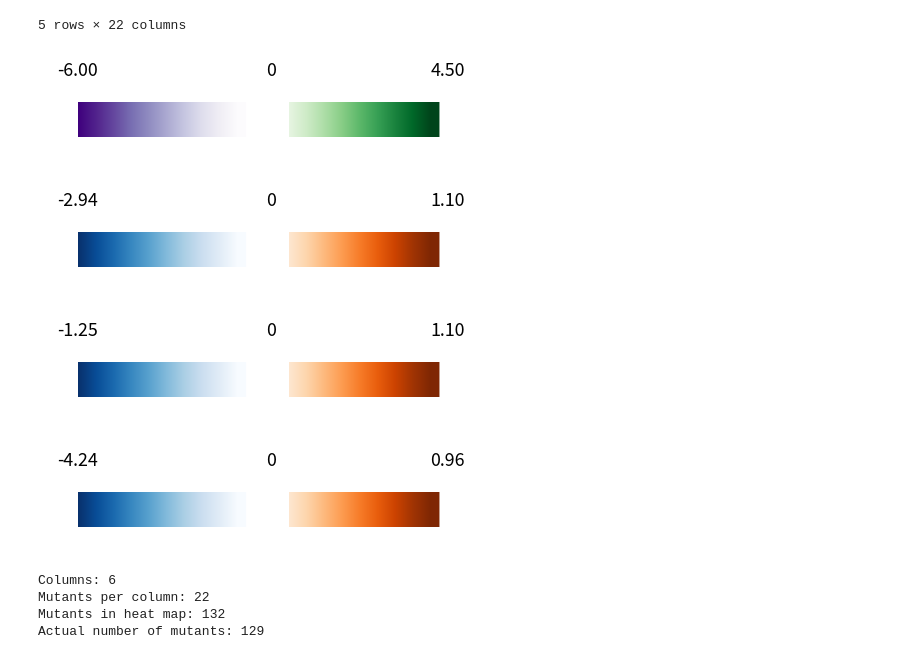
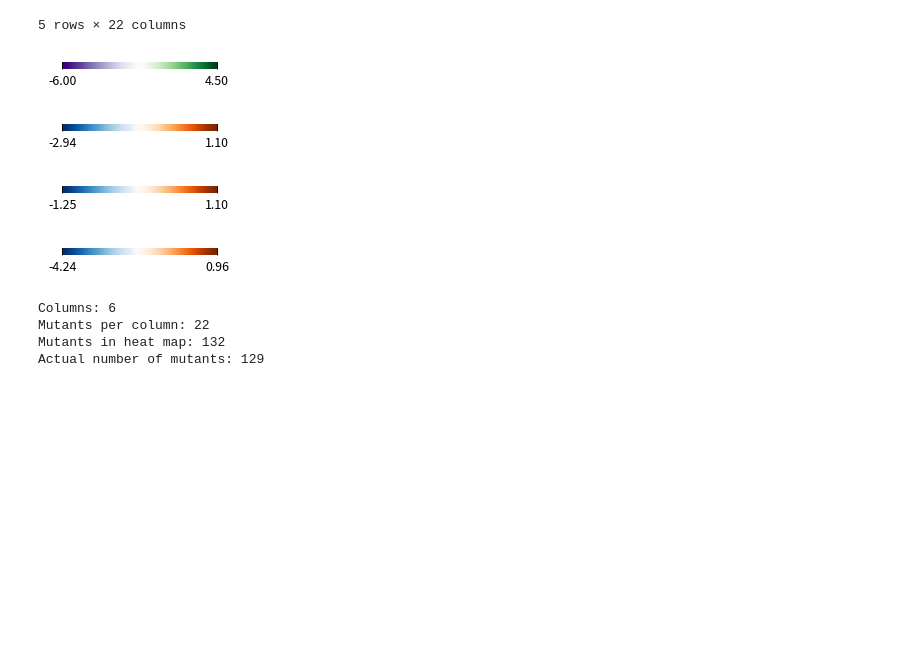
Before and after one commit to dacarlin/bglb_thermal, a Jupyter notebook: adjustable_col_heat_map.ipynb, the cells around one changed output. Drawn from its saved outputs; the diff is of its cells as text; code cells hidden in the pictures; blank space fills up the shorter version.

Commit message:
Updated plots

```diff
--- a/adjustable_col_heat_map.ipynb
+++ b/adjustable_col_heat_map.ipynb
@@ -34,29 +37,25 @@ Greys = plt.get_cmap( 'Greys' )
 # %%
 # ok, for for each row, make a list
 # add the list to my_list
-#plt.style.use( 'bmh' )
+plt.style.use( 'bmh' )
 def make_colorbars( label=r'$T_m$', pos_cmap=Greens, neg_cmap=Purples, pos_max=4.5, neg_max=-6 ):
     pos_vals = np.linspace( 0, pos_max, 10 )
     neg_vals = np.linspace( abs(neg_max), 0, 10 )
-    fig, ax = plt.subplots( 1, 2, figsize=(5,1) )
-    ax[0].imshow( np.vstack(2*[neg_vals]), cmap=neg_cmap )
-    ax[1].imshow( np.vstack(2*[pos_vals]), cmap=pos_cmap )
-    ax[0].axis( 'off' )
-    ax[1].axis( 'off' )
+    fig, ax = plt.subplots( 1, 2, figsize=(2,1) )
+    ax[0].imshow( np.vstack(2*[neg_vals]), cmap=neg_cmap, extent=(0,10,0,1) )
+    ax[1].imshow( np.vstack(2*[pos_vals]), cmap=pos_cmap, extent=(0,10,0,1) )
     ax[0].set_xlim( 0, 10 )
-    ax[1].set_xlim( 1, 11 )
+    ax[1].set_xlim( 0, 10 )
 
-    font_d = { 'horizontalalignment': 'center', 'fontsize': 'x-large' }
+    ax[0].set_xticks([0])
+    ax[0].set_xticklabels(['{0:2.2f}'.format(neg_max)])
+    ax[0].set_yticks([])
 
-    h = -2
-    x = 0 # x offset
-    ax[0].text( x, h, r'{0:2.2f}'.format( neg_max ), font_d )
-    ax[1].text( x, h, r'0', font_d )
-    ax[1].text( 10, h, r'{0:2.2f}'.format( pos_max ), font_d )
+    ax[1].set_xticks([10])
+    ax[1].set_xticklabels(['{0:2.2f}'.format(pos_max)])
+    ax[1].set_yticks([])
 
-    #fig.suptitle( label, fontsize='x-large' )
-
-    #fig.subplots_adjust( wspace=0 )
+    fig.subplots_adjust( wspace=0 )
     fig.show()
 
 make_colorbars()
@@ -67,34 +66,34 @@ def color_tm( x, const='tm' ):
     if np.isnan( x ):
         return (0,0,0,0)
     elif abs( 0 - x ) < 0.05:
         return (1,1,1,1)
     elif x > 0:
         return Greens( x / df['target_{}'.format(const)].max() )
     else:
         return Purples( x / df['target_{}'.format(const)].min() )
 
 def color_const( x, const ):
     if np.isnan( x ):
         return (0,0,0,0)
     elif abs( 0 - x ) < 0.05:
         return (1,1,1,1)
     elif x > 0:
         return Oranges( x / df['target_{}'.format(const)].max() )
     else:
         return Blues( x / df['target_{}'.format(const)].min() )
 
 my_list = []
 for index, row in df.iterrows():
     my_list.append( [
         Greys( row.expression + 0.25 ),
         color_tm( row.target_tm ),
         color_const( row.target_kcat, 'kcat' ),
         color_const( row.target_km, 'km' ),
         color_const( row.target_kcatkm, 'kcatkm' ),
         Reds( row.conserved ),
     ] )
 # %% [output]
-[figure, old version]
+[figure, new version]
-[figure, old version]
+[figure, new version]
-[figure, old version]
+[figure, new version]
-[figure, old version]
+[figure, new version]
```
Also changed, not shown: parts of 6 cells of this notebook, 1 other file.
